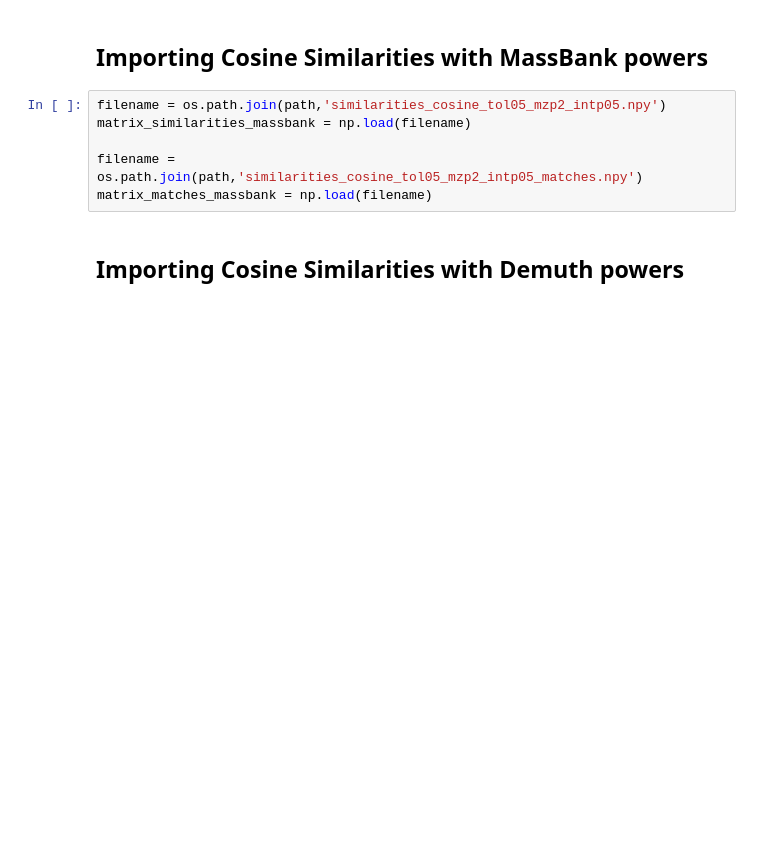
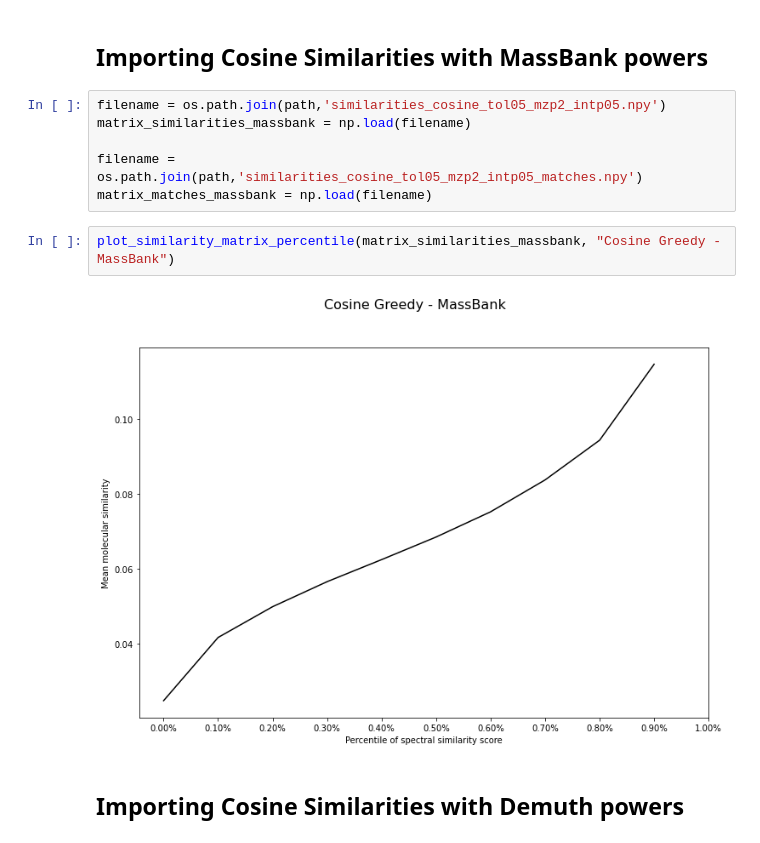
Before and after one commit to efrain2010/spec2vec_gcms_data_analysis, a Jupyter notebook: notebooks/Compare the different scores.ipynb, the cells around one changed output. Drawn from its saved outputs; the diff is of its cells as text; blank space fills up the shorter version.

```diff
--- a/notebooks/Compare the different scores.ipynb
+++ b/notebooks/Compare the different scores.ipynb
@@ -77,6 +58,10 @@ matrix_similarities_massbank = np.load(filename)
 
 filename = os.path.join(path,'similarities_cosine_tol05_mzp2_intp05_matches.npy')
 matrix_matches_massbank = np.load(filename)
+# %%
+plot_similarity_matrix_percentile(matrix_similarities_massbank, "Cosine Greedy - MassBank")
+# %% [output]
+[figure, added]
 # %% [markdown]
 ## Importing Cosine Similarities with Demuth powers
 # %%
```
Also changed, not shown: parts of 9 cells of this notebook.
